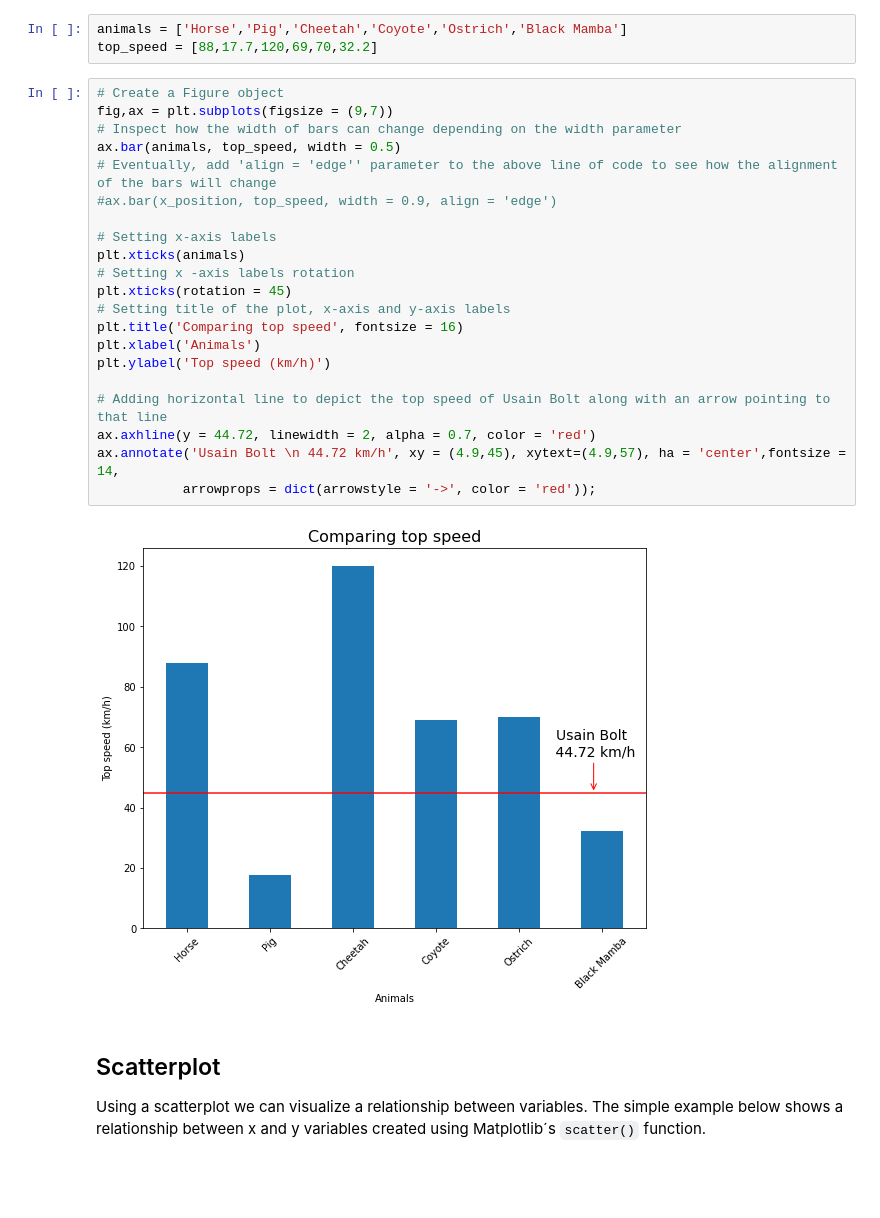
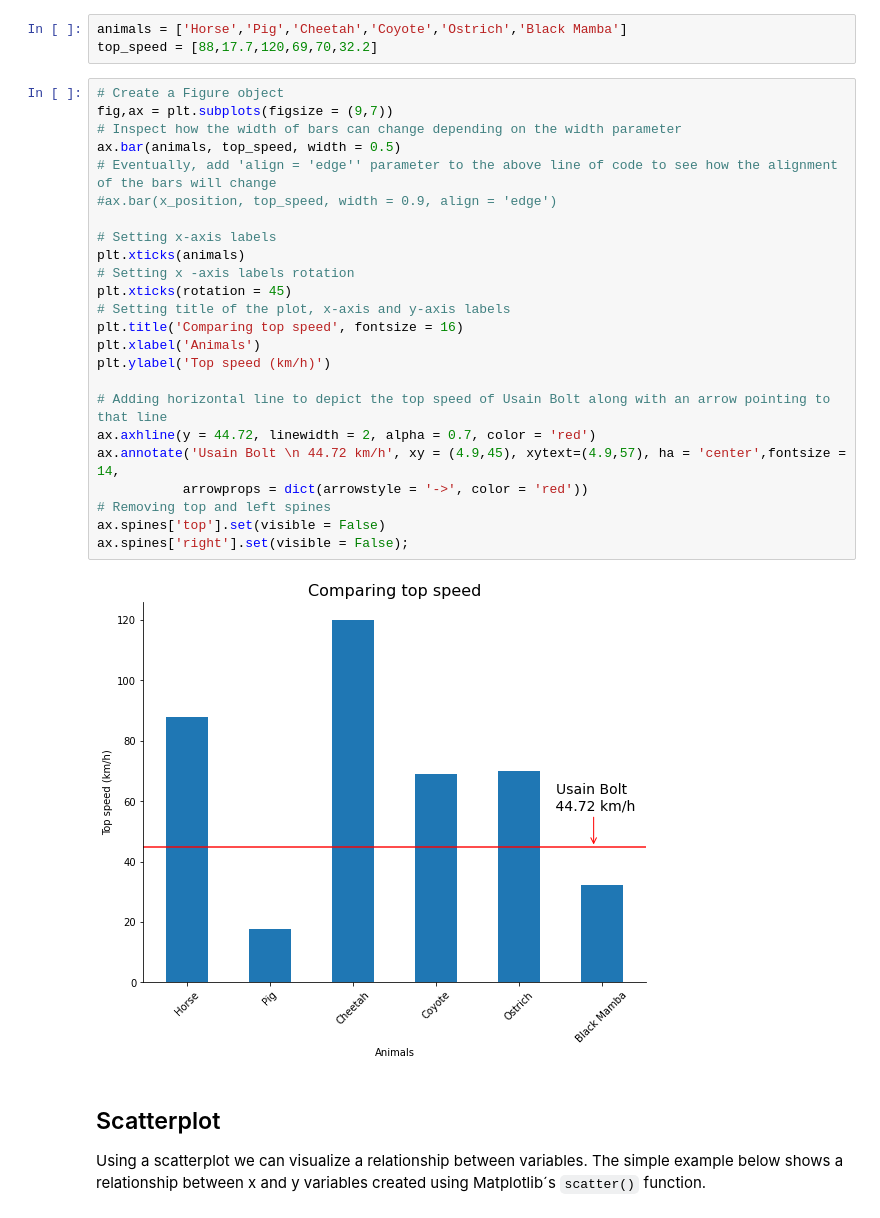
Before and after one commit to zatkopatrik/authentic-data-science, a Jupyter notebook: Jupyter_notebooks/3. Data-Visualization/3_4_7 Mechanics of plotting in Matplolib.ipynb, the cells around one changed output. Drawn from its saved outputs; the diff is of its cells as text; blank space fills up the shorter version.

Commit message:
Barplot
Removing spines from plot

```diff
--- a/Jupyter_notebooks/3. Data-Visualization/3_4_7 Mechanics of plotting in Matplolib.ipynb
+++ b/Jupyter_notebooks/3. Data-Visualization/3_4_7 Mechanics of plotting in Matplolib.ipynb
@@ -345,26 +345,29 @@ top_speed = [88,17.7,120,69,70,32.2]
 # %%
 # Create a Figure object
 fig,ax = plt.subplots(figsize = (9,7))
 # Inspect how the width of bars can change depending on the width parameter
 ax.bar(animals, top_speed, width = 0.5)
 # Eventually, add 'align = 'edge'' parameter to the above line of code to see how the alignment of the bars will change
 #ax.bar(x_position, top_speed, width = 0.9, align = 'edge')
 
 # Setting x-axis labels
 plt.xticks(animals)
 # Setting x -axis labels rotation
 plt.xticks(rotation = 45)
 # Setting title of the plot, x-axis and y-axis labels
 plt.title('Comparing top speed', fontsize = 16)
 plt.xlabel('Animals')
 plt.ylabel('Top speed (km/h)')
 
 # Adding horizontal line to depict the top speed of Usain Bolt along with an arrow pointing to that line
 ax.axhline(y = 44.72, linewidth = 2, alpha = 0.7, color = 'red')
 ax.annotate('Usain Bolt \n 44.72 km/h', xy = (4.9,45), xytext=(4.9,57), ha = 'center',fontsize = 14,
-           arrowprops = dict(arrowstyle = '->', color = 'red'));
+           arrowprops = dict(arrowstyle = '->', color = 'red'))
+# Removing top and left spines
+ax.spines['top'].set(visible = False)
+ax.spines['right'].set(visible = False);
 # %% [output]
-[figure, old version]
+[figure, new version]
 # %% [markdown]
 ## Scatterplot
 
```
Also changed, not shown: parts of 6 cells of this notebook.
